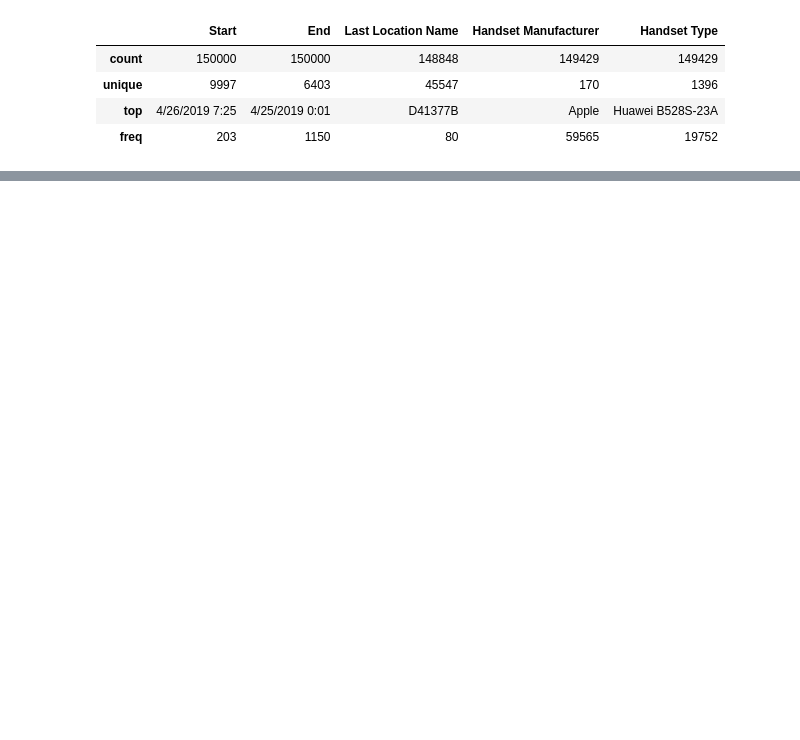
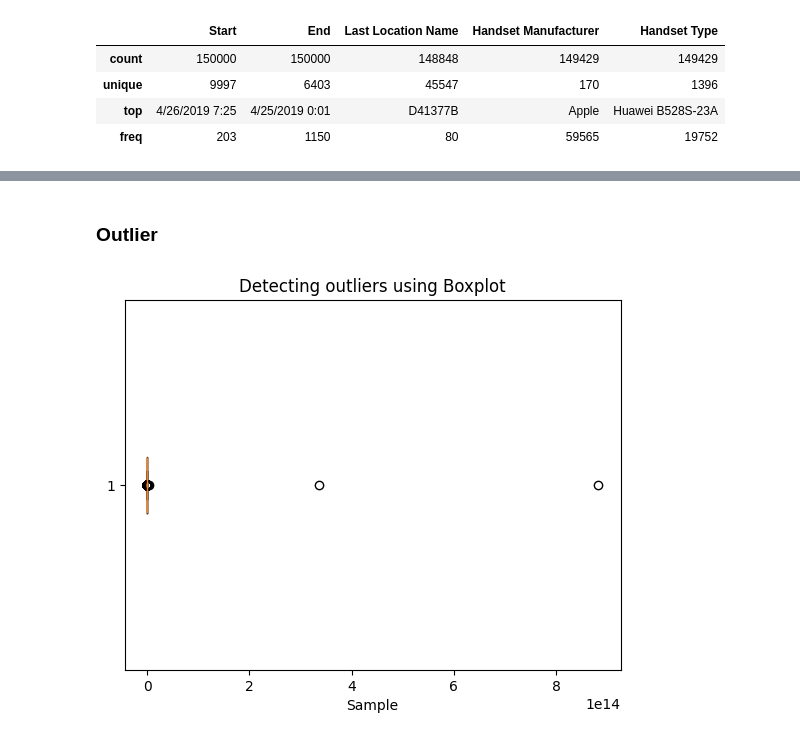
Before and after one commit to yosef-zewdu/tellco-telecom-analysis, a Jupyter notebook: notebooks/eda.ipynb, the cells around one changed output, grey strips where cells are left out. Drawn from its saved outputs; the diff is of its cells as text; code cells hidden in the pictures; blank space fills up the shorter version.

```diff
--- a/notebooks/eda.ipynb
+++ b/notebooks/eda.ipynb
@@ -531,0 +199,3 @@ print(decile_data)
+# %%
+# Handling missing Catagorical Data
+df['Last Location Name'] = df['Last Location Name'].fillna(df['Last Location Name'].mode()[0])
@@ -531,0 +217,14 @@ print(decile_data)
+# %%
+## columns with more than 50% missing values that are useful for next tasks
+cols_to_impute = ['TCP DL Retrans. Vol (Bytes)',  'TCP UL Retrans. Vol (Bytes)']
+
+imputer = IterativeImputer(random_state=0)
+df[cols_to_impute] = imputer.fit_transform(df[cols_to_impute])
+
+
+# # Initialize KNN Imputer
+# knn_imputer = KNNImputer(n_neighbors=3)
+# # Impute only the selected columns
+# df[cols_to_impute] = knn_imputer.fit_transform(df[cols_to_impute])
+# Verify imputation
+print(df[cols_to_impute].isnull().sum())
@@ -531,0 +235,16 @@ print(decile_data)
+# %%
+# # The rest of the Columns with more than 50% missing values
+columns_to_impute = [
+    'Nb of sec with 37500B < Vol UL',
+    'Nb of sec with 6250B < Vol UL < 37500B',
+    'Nb of sec with 125000B < Vol DL',
+    'Nb of sec with 31250B < Vol DL < 125000B',
+    'Nb of sec with 1250B < Vol UL < 6250B',
+    'Nb of sec with 6250B < Vol DL < 31250B',
+    'HTTP UL (Bytes)',
+    'HTTP DL (Bytes)'
+]
+
+
+simple_imputer = SimpleImputer(strategy='median')
+df[columns_to_impute] = simple_imputer.fit_transform(df[columns_to_impute])
@@ -531,0 +263,4 @@ print(decile_data)
+# %%
+# Change Date format
+df['Start'] =  pd.to_datetime(df['Start'])
+df['End'] =  pd.to_datetime(df['End'])
@@ -531,0 +295,10 @@ print(decile_data)
+# %% [markdown]
+### Outlier
+# %%
+#
+plt.boxplot(df['MSISDN/Number'], vert=False)
+plt.title("Detecting outliers using Boxplot")
+plt.xlabel('Sample')
+plt.show()
+# %% [output]
+[figure, added]
```
Also changed, not shown: parts of 60 cells of this notebook, 4 other files.
